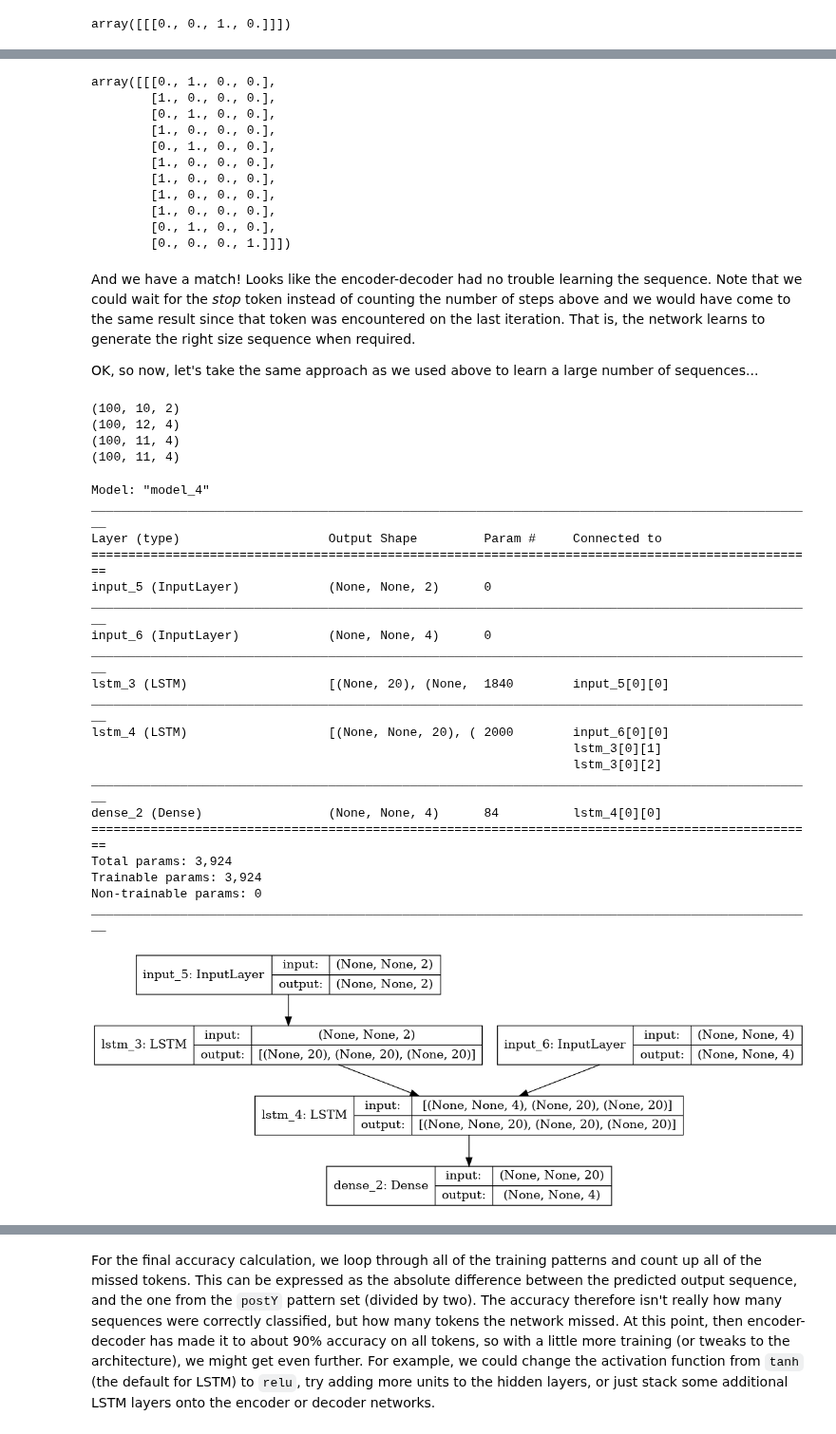
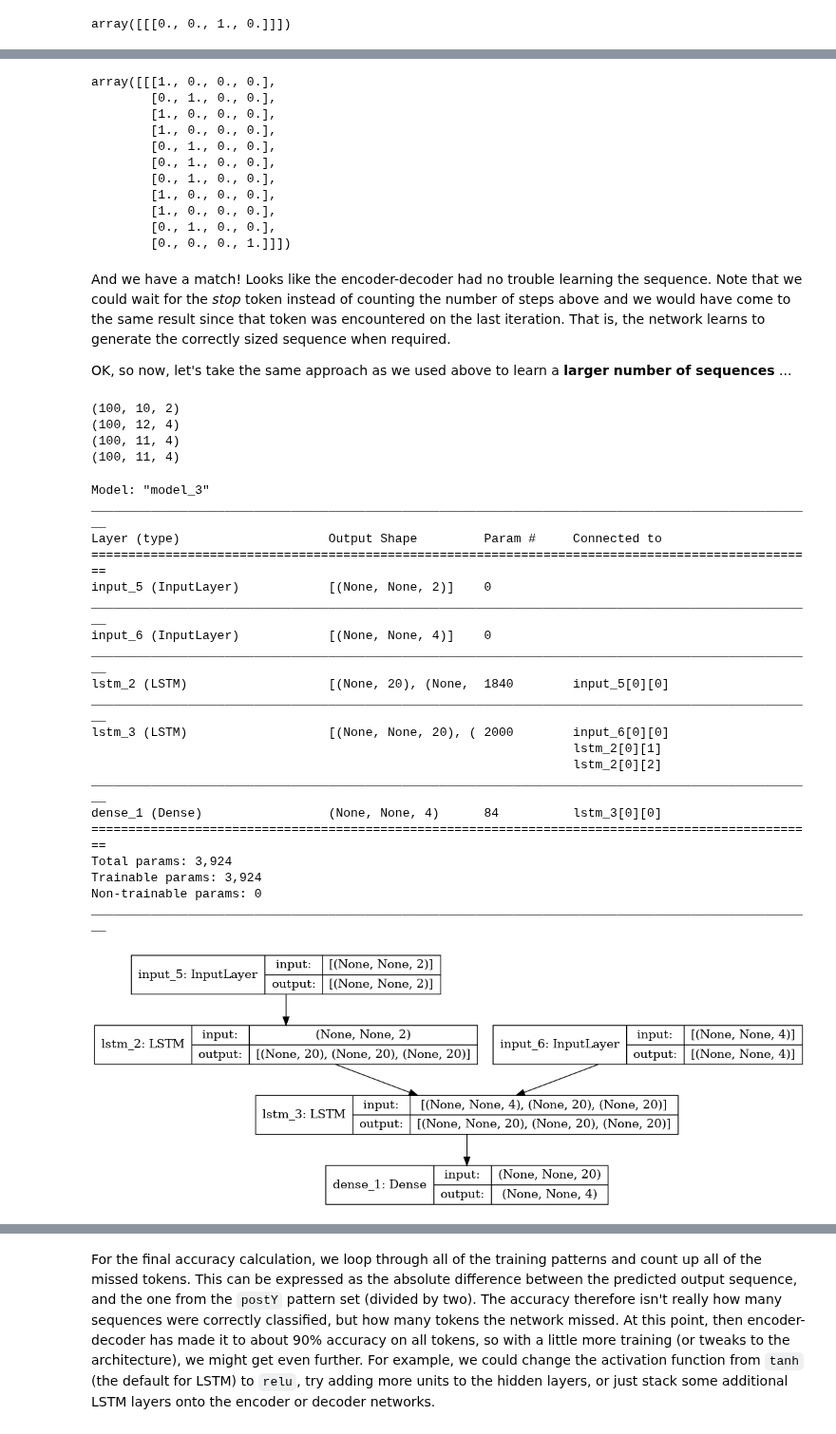
Before and after one commit to CSCI4850/notebook-examples, a Jupyter notebook: Recurrent Neural Networks/Encoder-Decoder.ipynb, the cells around one changed output, grey strips where cells are left out. Shown at 95% size. Cells and saved outputs as stored; diff of their text form; code cells hidden in the pictures.

```diff
--- a/Recurrent Neural Networks/Encoder-Decoder.ipynb
+++ b/Recurrent Neural Networks/Encoder-Decoder.ipynb
@@ -132,7 +117,8 @@ array([[[0., 1.],
         [0., 1.]]], dtype=float32)
 # %%
 Y = np.expand_dims(np.vstack([np.array([0,0,1,0]),
-                   np.hstack([keras.utils.to_categorical(y_train[0,:,0]),np.zeros([output_length,2])]),
+                   np.hstack([keras.utils.to_categorical(y_train[0,:,0]),
+                              np.zeros([output_length,2])]),
                    np.array([0,0,0,1])]),axis=0)
 Y
 # %% [output]
@@ -296,8 +290,8 @@ decoder_state_input_h = keras.layers.Input(shape=(hidden_size,))
 decoder_state_input_c = keras.layers.Input(shape=(hidden_size,))
 # Connect hidden to input(s)
 decoder_states_input = [decoder_state_input_h, decoder_state_input_c]
-decoder_hidden_output, decoder_state_h, decoder_state_c = decoder_hidden(decoder_input,
-                                                                         initial_state=decoder_states_input)
+decoder_hidden_output, decoder_state_h, decoder_state_c = decoder_hidden(
+    decoder_input, initial_state=decoder_states_input)
 decoder_states = [decoder_state_h, decoder_state_c]
 # Connect output to hidden(s)
 decoder_output = decoder_dense(decoder_hidden_output)
@@ -359,21 +355,21 @@ array([[[0., 1., 0., 0.],
 # Let's compare with the pattern
 postY
 # %% [output]
-array([[[0., 1., 0., 0.],
-        [1., 0., 0., 0.],
-        [0., 1., 0., 0.],
-        [1., 0., 0., 0.],
+array([[[1., 0., 0., 0.],
         [0., 1., 0., 0.],
         [1., 0., 0., 0.],
         [1., 0., 0., 0.],
+        [0., 1., 0., 0.],
+        [0., 1., 0., 0.],
+        [0., 1., 0., 0.],
         [1., 0., 0., 0.],
         [1., 0., 0., 0.],
         [0., 1., 0., 0.],
         [0., 0., 0., 1.]]])
 # %% [markdown]
-And we have a match! Looks like the encoder-decoder had no trouble learning the sequence. Note that we could wait for the *stop* token instead of counting the number of steps above and we would have come to the same result since that token was encountered on the last iteration. That is, the network learns to generate the right size sequence when required.
+And we have a match! Looks like the encoder-decoder had no trouble learning the sequence. Note that we could wait for the *stop* token instead of counting the number of steps above and we would have come to the same result since that token was encountered on the last iteration. That is, the network learns to generate the correctly sized sequence when required.
 
-OK, so now, let's take the same approach as we used above to learn a large number of sequences...
+OK, so now, let's take the same approach as we used above to learn a **larger number of sequences** ...
 # %%
 # New length
 length = 10
@@ -384,14 +380,20 @@ output_length = length
 n_seq = 100
 
 # Generate the Xs
-x_train = np.concatenate([np.round(np.random.uniform(0,1,[length])).reshape([1,length,1]) for x in range(n_seq)])
+x_train = np.concatenate([np.round(
+    np.random.uniform(0,1,[length])).reshape([1,length,1])
+                          for x in range(n_seq)])
 y_train = np.concatenate([parity(x_train[x,:,:]) for x in range(n_seq)])
 
 # Reformat - dictionary approach
-X = np.concatenate([np.expand_dims(keras.utils.to_categorical(x_train[x,:,:]),axis=0) for x in range(n_seq)])
-Y = np.concatenate([np.expand_dims(np.vstack([np.array([0,0,1,0]),
-                                   np.hstack([keras.utils.to_categorical(y_train[x,:,:]),np.zeros([output_length,2])]),
-                                   np.array([0,0,0,1])]),axis=0) for x in range(n_seq)])
+X = np.concatenate([np.expand_dims(
+    keras.utils.to_categorical(x_train[x,:,:]),axis=0)
+                    for x in range(n_seq)])
+Y = np.concatenate([np.expand_dims(
+    np.vstack([np.array([0,0,1,0]),
+               np.hstack([keras.utils.to_categorical(y_train[x,:,:]),
+                          np.zeros([output_length,2])]),
+               np.array([0,0,0,1])]),axis=0) for x in range(n_seq)])
 preY = Y[:,0:length+1,:]
 postY = Y[:,1:length+2,:]
 # %%
@@ -408,7 +410,7 @@ print(postY.shape)
 # Same as before...
 
 # Size of the gestalt, context representations...
-hidden_size = input_length*2
+hidden_size = 20
 
 ## Encoder Construction
 
@@ -423,10 +425,12 @@ encoder_states = [enc_state_h, enc_state_c]
 ## Decoder Construction
 # Set up the decoder, using `encoder_states` as initial state.
 decoder_input = keras.layers.Input(shape=(None, preY.shape[2]))
-decoder_hidden = keras.layers.LSTM(hidden_size, return_sequences=True, return_state=True)
+decoder_hidden = keras.layers.LSTM(hidden_size,
+                                   return_sequences=True,
+                                   return_state=True)
 # Connect hidden to input (also reads from the encoder...)
-decoder_hidden_output, decoder_state_h, decoder_state_c = decoder_hidden(decoder_input,
-                                                                         initial_state=encoder_states)
+decoder_hidden_output, decoder_state_h, decoder_state_c = decoder_hidden(
+    decoder_input, initial_state=encoder_states)
 decoder_dense = keras.layers.Dense(postY.shape[2], activation='softmax')
 # Connect output to hidden
 decoder_output = decoder_dense(decoder_hidden_output)
@@ -439,36 +443,37 @@ decoder_output = decoder_dense(decoder_hidden_output)
 model = keras.Model([encoder_input, decoder_input], decoder_output)
 
 # Compile it...
-model.compile(loss=keras.losses.categorical_crossentropy,
-              optimizer=keras.optimizers.Nadam(),
-              metrics=['accuracy'])
+model.compile(loss=keras.losses.CategoricalCrossentropy(),
+              optimizer=keras.optimizers.Adam(),
+              metrics=[keras.metrics.CategoricalAccuracy()])
 model.summary()
 # %% [output]
-Model: "model_4"
+Model: "model_3"
 __________________________________________________________________________________________________
 Layer (type)                    Output Shape         Param #     Connected to
 ==================================================================================================
-input_5 (InputLayer)            (None, None, 2)      0
+input_5 (InputLayer)            [(None, None, 2)]    0
 __________________________________________________________________________________________________
-input_6 (InputLayer)            (None, None, 4)      0
+input_6 (InputLayer)            [(None, None, 4)]    0
 __________________________________________________________________________________________________
-lstm_3 (LSTM)                   [(None, 20), (None,  1840        input_5[0][0]
+lstm_2 (LSTM)                   [(None, 20), (None,  1840        input_5[0][0]
 __________________________________________________________________________________________________
-lstm_4 (LSTM)                   [(None, None, 20), ( 2000        input_6[0][0]
-                                                                 lstm_3[0][1]
-                                                                 lstm_3[0][2]
+lstm_3 (LSTM)                   [(None, None, 20), ( 2000        input_6[0][0]
+                                                                 lstm_2[0][1]
+                                                                 lstm_2[0][2]
 __________________________________________________________________________________________________
-dense_2 (Dense)                 (None, None, 4)      84          lstm_4[0][0]
+dense_1 (Dense)                 (None, None, 4)      84          lstm_3[0][0]
 ==================================================================================================
 Total params: 3,924
 Trainable params: 3,924
 Non-trainable params: 0
 __________________________________________________________________________________________________
 # %%
-# Visualization - wish we could see the recurrent weights!
-plot_model(model,to_file='enc-dec.png',show_shapes=True,expand_nested=True)
+# Visualization - same as before...
+keras.utils.plot_model(model,to_file='encdec2.png',
+                       show_shapes=True,expand_nested=True)
 # %% [output]
-[figure, old version]
+[figure, new version]
 # %%
 batch_size = 20   # many patterns...
 epochs = 1500
```
Also changed, not shown: parts of 68 cells of this notebook.
